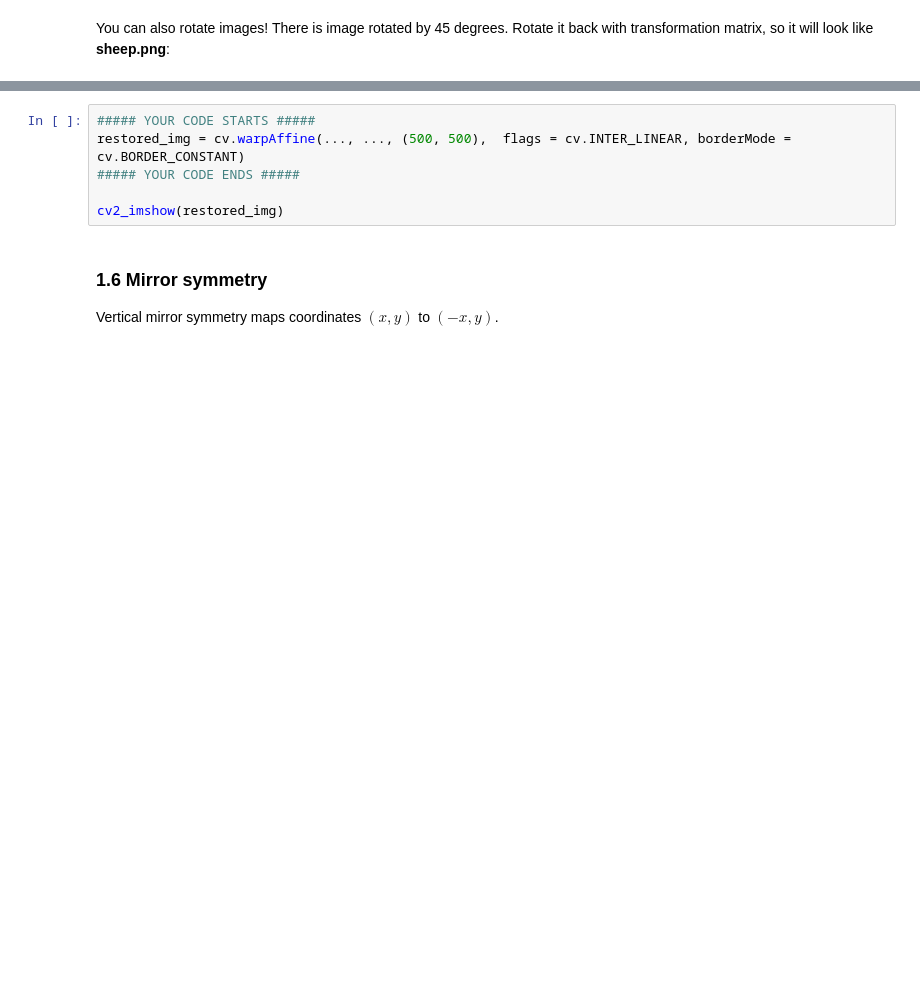
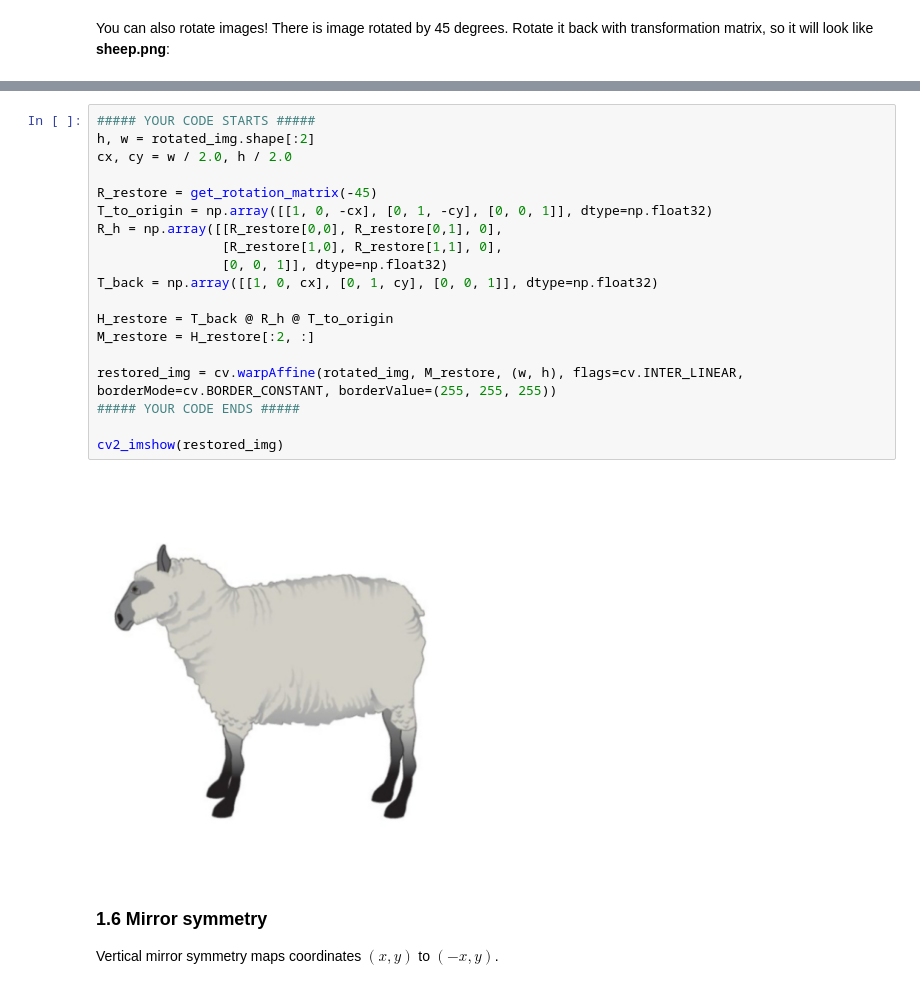
Before and after one commit to MariiaHamanuk/Lalab1, a Jupyter notebook: LA_Lab_1_template_2026.ipynb, the cells around one changed output, grey strips where cells are left out. Drawn from its saved outputs; the diff is of its cells as text; blank space fills up the shorter version.

```diff
--- a/LA_Lab_1_template_2026.ipynb
+++ b/LA_Lab_1_template_2026.ipynb
@@ -367,9 +442,24 @@ cv2_imshow(rotated_img)
-# %%
-##### YOUR CODE STARTS #####
-restored_img = cv.warpAffine(..., ..., (500, 500),  flags = cv.INTER_LINEAR, borderMode = cv.BORDER_CONSTANT)
-##### YOUR CODE ENDS #####
-
-cv2_imshow(restored_img)
+# %%
+##### YOUR CODE STARTS #####
+h, w = rotated_img.shape[:2]
+cx, cy = w / 2.0, h / 2.0
+
+R_restore = get_rotation_matrix(-45)
+T_to_origin = np.array([[1, 0, -cx], [0, 1, -cy], [0, 0, 1]], dtype=np.float32)
+R_h = np.array([[R_restore[0,0], R_restore[0,1], 0],
+                [R_restore[1,0], R_restore[1,1], 0],
+                [0, 0, 1]], dtype=np.float32)
+T_back = np.array([[1, 0, cx], [0, 1, cy], [0, 0, 1]], dtype=np.float32)
+
+H_restore = T_back @ R_h @ T_to_origin
+M_restore = H_restore[:2, :]
+
+restored_img = cv.warpAffine(rotated_img, M_restore, (w, h), flags=cv.INTER_LINEAR, borderMode=cv.BORDER_CONSTANT, borderValue=(255, 255, 255))
+##### YOUR CODE ENDS #####
+
+cv2_imshow(restored_img)
+# %% [output]
+[figure, added]
 # %% [markdown]
 ### 1.6 Mirror symmetry
 Vertical mirror symmetry maps coordinates $(x, y)$ to $(-x,y)$.
```
Also changed, not shown: parts of 22 cells of this notebook.
